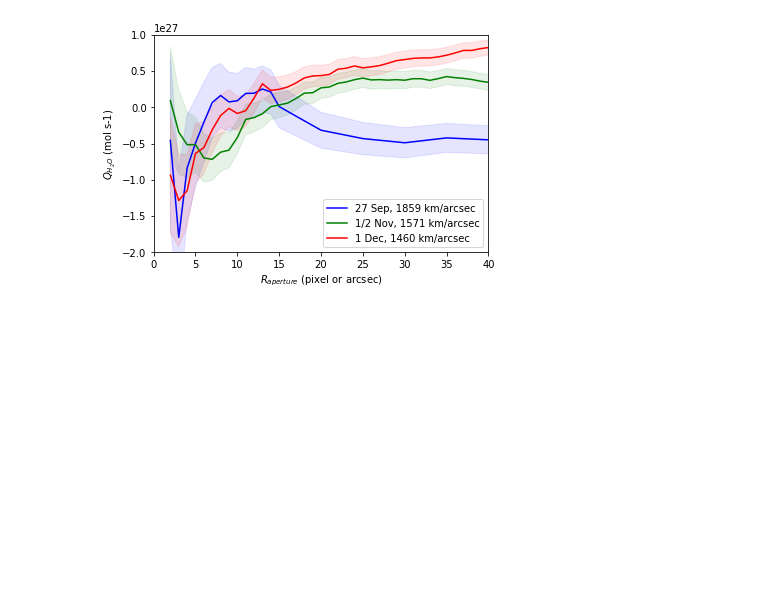
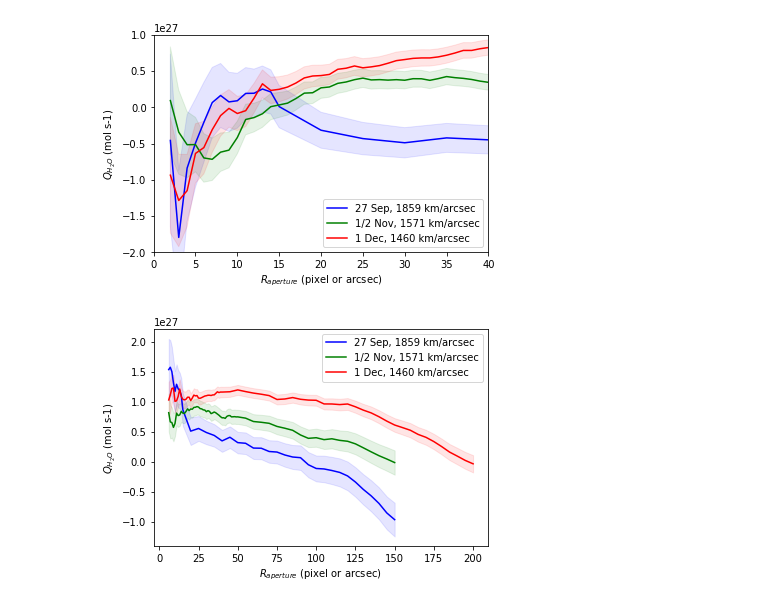
Before and after one commit to zexixing/SwiftUVOT-Data-Analysing, a Jupyter notebook: note/Borisov_plots.ipynb, the cells around one changed output. Drawn from its saved outputs; the diff is of its cells as text; code cells hidden in the pictures; blank space fills up the shorter version.

```diff
--- a/note/Borisov_plots.ipynb
+++ b/note/Borisov_plots.ipynb
@@ -221,0 +344,39 @@ plt.show()
+# %%
+
+sep_aper_list = mon2aper_list('sep')
+sep_q_list, sep_q_err_list = q_aper('sep', sep_aper_list, 15)
+sep_aper_list = np.array(sep_aper_list)
+sep_q_list = np.array(sep_q_list)
+sep_q_err_list = np.array(sep_q_err_list)
+nov_aper_list = mon2aper_list('nov')
+nov_q_list, nov_q_err_list = q_aper('nov', nov_aper_list, 15)
+nov_aper_list = np.array(nov_aper_list)
+nov_q_list = np.array(nov_q_list)
+nov_q_err_list = np.array(nov_q_err_list)
+dec_aper_list = mon2aper_list('dec')
+dec_q_list, dec_q_err_list = q_aper('dec', dec_aper_list, 15)
+dec_aper_list = np.array(dec_aper_list)
+dec_q_list = np.array(dec_q_list)
+dec_q_err_list = np.array(dec_q_err_list)
+
+plt.plot(sep_aper_list, sep_q_list, 'b', label='27 Sep, 1859 km/arcsec')
+plt.fill_between(sep_aper_list, sep_q_list-sep_q_err_list, sep_q_list+sep_q_err_list, color='b',alpha=0.1)
+
+plt.plot(nov_aper_list, nov_q_list, 'g', label='1/2 Nov, 1571 km/arcsec')
+plt.fill_between(nov_aper_list, nov_q_list-nov_q_err_list, nov_q_list+nov_q_err_list, color='g',alpha=0.1)
+
+dec_aper_list = mon2aper_list('dec')
+dec_q_list, dec_q_err_list = q_aper('dec', dec_aper_list, 15)
+dec_aper_list = np.array(dec_aper_list)
+dec_q_list = np.array(dec_q_list)
+dec_q_err_list = np.array(dec_q_err_list)
+
+plt.plot(dec_aper_list, dec_q_list, 'r', label='1 Dec, 1460 km/arcsec')
+plt.fill_between(dec_aper_list, dec_q_list-dec_q_err_list, dec_q_list+dec_q_err_list, color='r',alpha=0.1)
+
+plt.legend()
+plt.xlabel(r'$R_{aperture}$ (pixel or arcsec)')
+plt.ylabel(r'$Q_{H_2O}$ (mol s-1)')
+plt.show()
+# %% [output]
+[figure, added]
```
Also changed, not shown: parts of 4 cells of this notebook, 24 other files.
